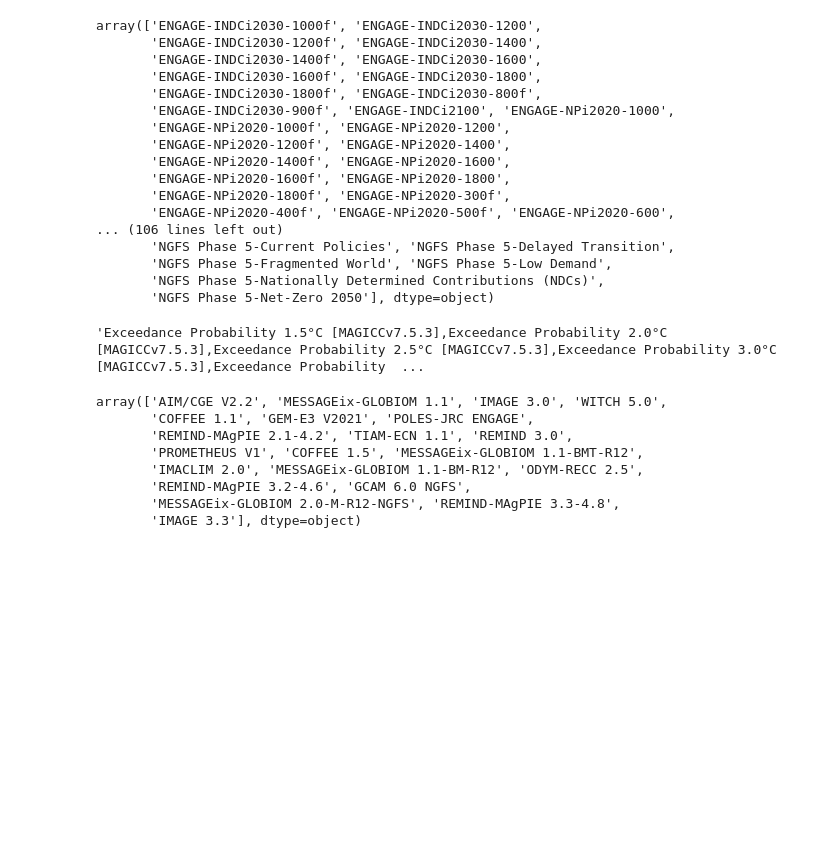
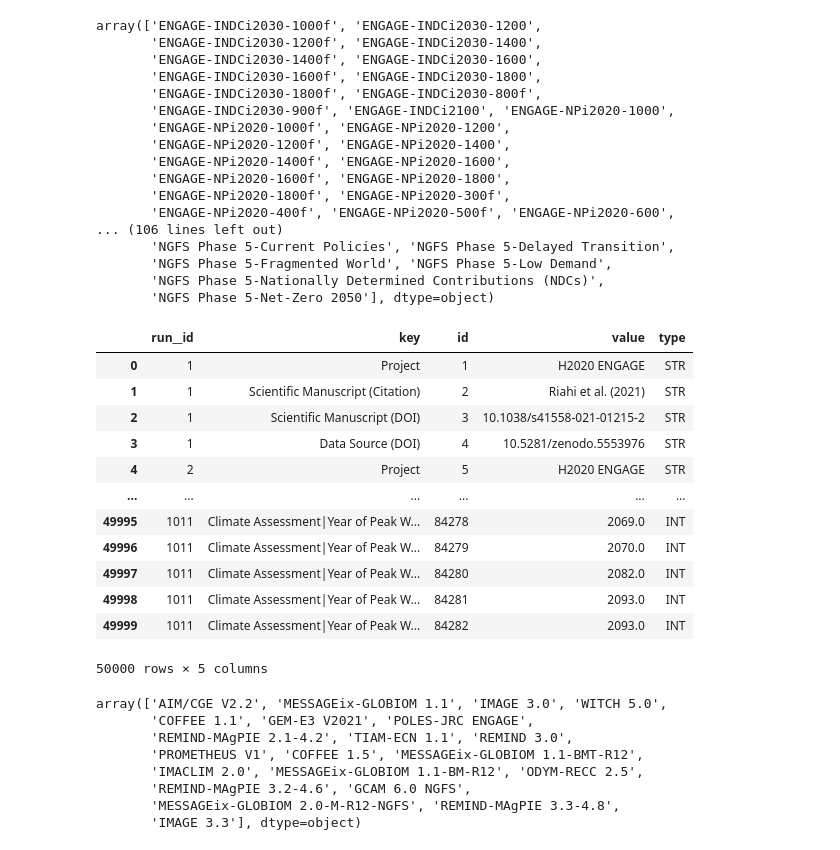
Before and after one commit to Vizzuality/Scenario-Compass-Platform, a Jupyter notebook: science/notebooks/data_exploration.ipynb, the cells around one changed output. Drawn from its saved outputs; the diff is of its cells as text; code cells hidden in the pictures; blank space fills up the shorter version.

```diff
--- a/science/notebooks/data_exploration.ipynb
+++ b/science/notebooks/data_exploration.ipynb
@@ -184,23 +21,0 @@ class IIASABaseAPIClient:
-# %%
-def create_iamdf(df, metaindicators=None):
-    """
-    Create an IamDataFrame from the API response.
-    """
-
-    return IamDataFrame(
-        df.rename(columns={"step_year": "year"}).drop(columns=["id"], axis=1),
-        meta=metaindicators,
-    )
-
-
-def create_df_from_api_response(valid_response):
-    """
-    Create a pandas DataFrame from the API response.
-    """
-    results = valid_response.get("results", {})
-    # Convert the results to a IamDataFrame
-    d_types = results.get("dtypes", [])
-    results.pop("dtypes", None)
-    mapping_types = dict(zip(results.get("columns", []), d_types))
-
-    return pd.DataFrame(**results).astype(dtype=mapping_types, errors="ignore")
@@ -313,16 +117,28 @@ array(['ENGAGE-INDCi2030-1000f', 'ENGAGE-INDCi2030-1200',
 # %%
 # explore meta indicators
 metaindicators = create_df_from_api_response(
     client.get_data(
         "meta/",
-        params={"join_run_index": "true", "table": "true"},
+        params={"join_run_index": "false", "table": "true"},
         body={"run": {"default_only": False}},
     )
 )
 
-",".join(pd.DataFrame(metaindicators.key.unique())[0].str.split("|", expand=True)[1].unique()[1:])
+metaindicators
 # %% [output]
+|  | run__id | key | id | value | type |
+| 0 | 1 | Project | 1 | H2020 ENGAGE | STR |
+| 1 | 1 | Scientific Manuscript (Citation) | 2 | Riahi et al. (2021) | STR |
+| 2 | 1 | Scientific Manuscript (DOI) | 3 | 10.1038/s41558-021-01215-2 | STR |
+| 3 | 1 | Data Source (DOI) | 4 | 10.5281/zenodo.5553976 | STR |
+| 4 | 2 | Project | 5 | H2020 ENGAGE | STR |
+| ... | ... | ... | ... | ... | ... |
+| 49995 | 1011 | Climate Assessment|Year of Peak W... | 84278 | 2069.0 | INT |
+| 49996 | 1011 | Climate Assessment|Year of Peak W... | 84279 | 2070.0 | INT |
+| 49997 | 1011 | Climate Assessment|Year of Peak W... | 84280 | 2082.0 | INT |
+| 49998 | 1011 | Climate Assessment|Year of Peak W... | 84281 | 2093.0 | INT |
+| 49999 | 1011 | Climate Assessment|Year of Peak W... | 84282 | 2093.0 | INT |
-'Exceedance Probability 1.5°C [MAGICCv7.5.3],Exceedance Probability 2.0°C [MAGICCv7.5.3],Exceedance Probability 2.5°C [MAGICCv7.5.3],Exceedance Probability 3.0°C [MAGICCv7.5.3],Exceedance Probability  ...
+50000 rows × 5 columns
 # %%
 metaindicators.model.unique()
 # %% [output]
```
Also changed, not shown: parts of 13 cells of this notebook, 51 other files.
